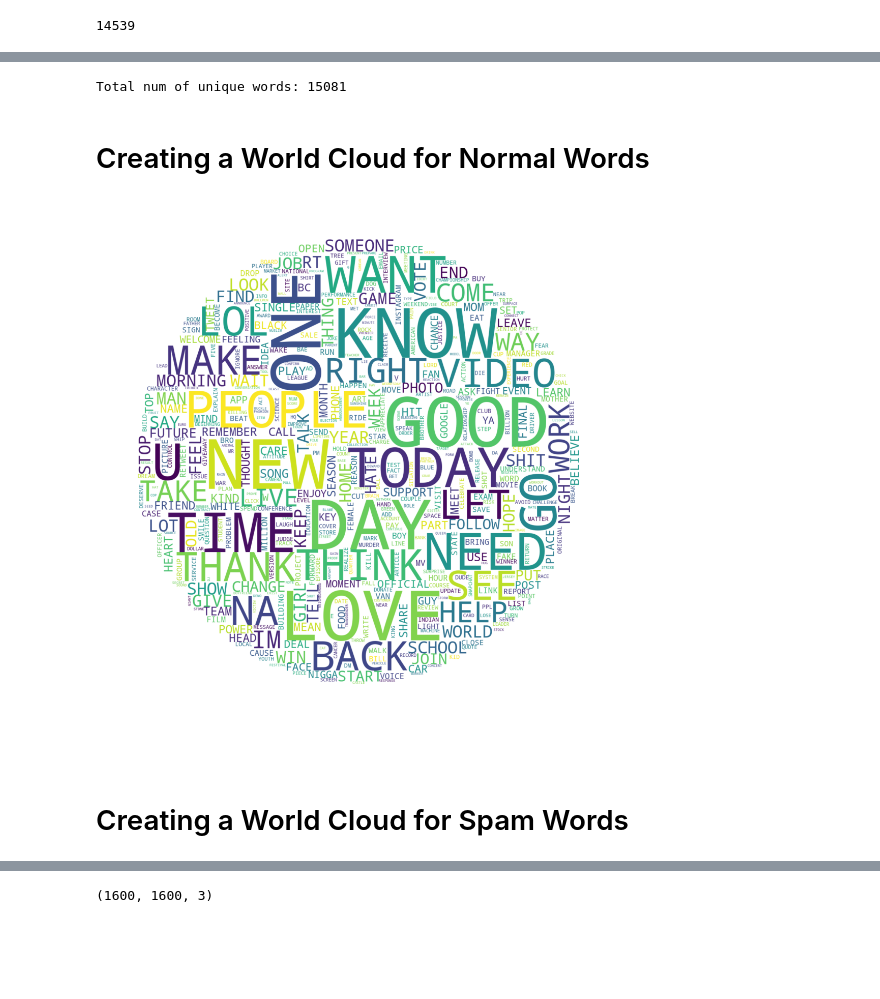
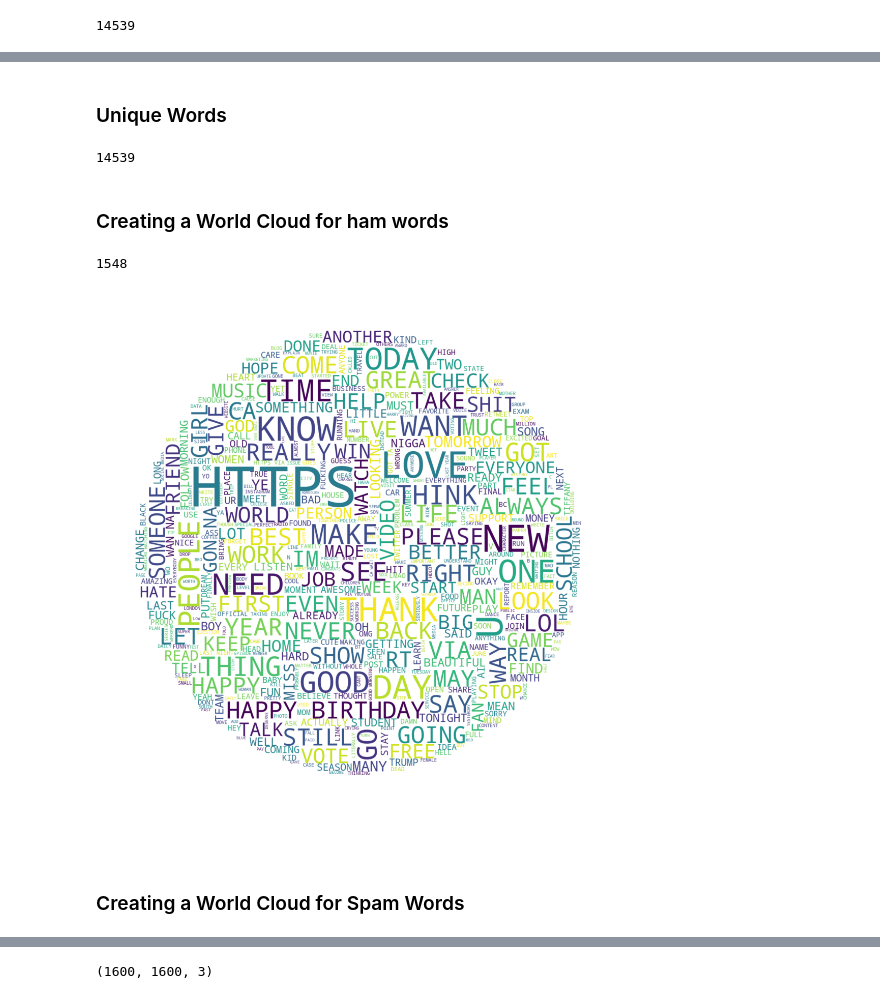
Before and after one commit to AlexHappyCode/CSC845-twitter-spam-detection, a Jupyter notebook: alex/main.ipynb, the cells around one changed output, grey strips where cells are left out. Drawn from its saved outputs; the diff is of its cells as text; code cells hidden in the pictures; blank space fills up the shorter version.

```diff
--- a/alex/main.ipynb
+++ b/alex/main.ipynb
@@ -249,4 +207,4 @@ Name: Tweet, Length: 14899, dtype: object
 ## Grabbing the indices of SPAM and HAM Tweets
 # %%
 doc_ids_spam = df_train[df_train.Type == 'Spam'].index
-doc_ids_quality = df_train[df_train.Type == 'Quality'].index
+doc_ids_ham = df_train[df_train.Type == 'Quality'].index
@@ -265,7 +213,7 @@ doc_ids_quality.size + doc_ids_spam.sizedoc_ids_spam.size)
 # %%
-nested_list_quality = nested_list.loc[doc_ids_quality]
-nested_list_quality_stemmed = nested_list_stemmed.loc[doc_ids_quality]
-nested_list_quality.tail()
+nested_list_ham = nested_list.loc[doc_ids_ham]
+nested_list_ham_stemmed = nested_list_stemmed.loc[doc_ids_ham]
+nested_list_ham.tail()
 # %% [output]
 14889    [need, hear, tvvins, singing, version, live, h...
 14890    [know, add, goals, google, calendar, kinda, co...
@@ -289,10 +237,8 @@ Name: Tweet, dtype: object
 # %%
 # Non spam tweets
-flat_list_quality = [item for sublist in nested_list_quality for item in sublist]
-flat_list_quality_stemmed = [item for sublist in nested_list_quality_stemmed for item in sublist]
-normal_words = pd.Series(flat_list_quality).value_counts() # unique words
-normal_words_stemmed = pd.Series(flat_list_quality_stemmed).value_counts() # unique words
-normal_words.shape[0] # total num of unique words
+flat_list_ham = [item for sublist in nested_list_ham for item in sublist]
+flat_list_ham_stemmed = [item for sublist in nested_list_ham_stemmed for item in sublist]
+ham_words = pd.Series(flat_list_ham).value_counts() # unique words
 # %% [output]
 14539
 # %% [markdown]
@@ -301,33 +247,43 @@ normal_words.shape[0] # total num of unique words
 # spam tweets
 flat_list_spam = [item for sublist in nested_list_spam for item in sublist]
 flat_list_spam_stemmed = [item for sublist in nested_list_spam_stemmed for item in sublist]
-spam_words = pd.Series(flat_list_spam).value_counts() # unique words
-spam_words_stemmed = pd.Series(flat_list_spam_stemmed).value_counts() # unique words
-print('Total num of unique words:', spam_words.shape[0])
-# %% [output]
-Total num of unique words: 15081
+# %% [markdown]
+### Unique Words
+# %%
+# spam words
+spam_words = pd.Series(flat_list_spam).value_counts()
+spam_words_stemmed = pd.Series(flat_list_spam_stemmed).value_counts()
+
+# ham words
+ham_words_stemmed = pd.Series(flat_list_ham_stemmed).value_counts()
+ham_words.shape[0] # total num of unique ham words
+# %% [output]
+14539
 # %% [markdown]
-# Creating a World Cloud for Normal Words
+### Creating a World Cloud for ham words
 # %%
 ''' Creating map of words because word map needs a string of words '''
-normal_str = ' '.join([word for word in normal_words.index.to_list()])
+ham_str = ' '.join([word for word in flat_list_ham])
+flat_list_ham.count('http')
+# %% [output]
+1548
 # %%
 # open png file and creating mask
 icon = Image.open('circle.jpg').convert("RGBA")
 image_mask = Image.new(mode='RGB', size=icon.size, color=(255, 255, 255))
 image_mask.paste(icon, box=icon)
 rgb_array = np.array(image_mask) # converts the image object to an array
 
 # Creating word cloud
 plt.figure(figsize=[100, 20])
 world_cloud = WordCloud(mask=rgb_array, background_color='white', max_words=500)
-world_cloud.generate(normal_str.upper())
+world_cloud.generate(ham_str.upper())
 plt.imshow(world_cloud, interpolation='bilinear')
 plt.axis('off')
 plt.show()
 # %% [output]
-[figure, old version]
+[figure, new version]
 # %% [markdown]
-# Creating a World Cloud for Spam Words
+### Creating a World Cloud for Spam Words
 # %%
 ''' Creating map of words because word map needs a string of words '''
```
Also changed, not shown: parts of 23 cells of this notebook.
